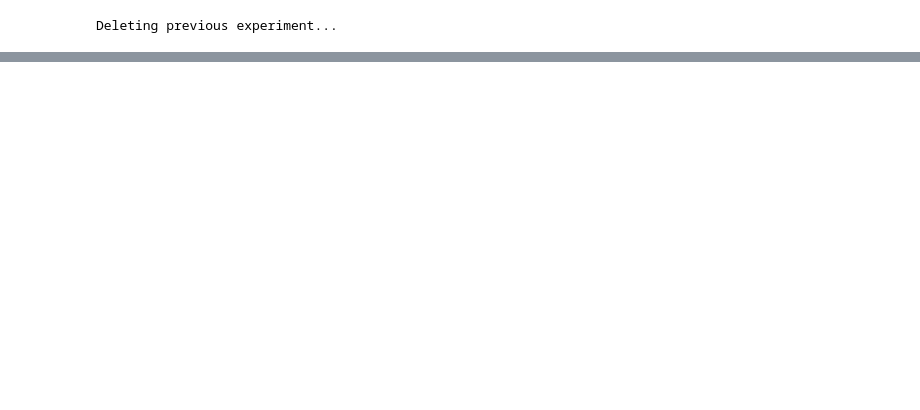
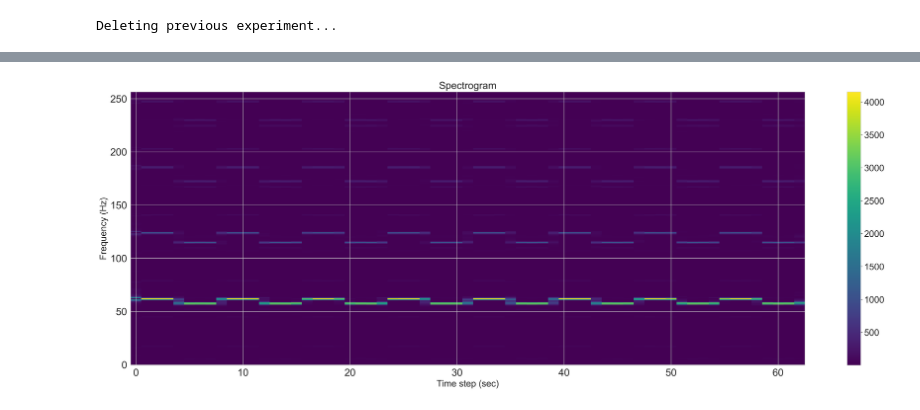
Before and after one commit to aisynth/diffmoog, a Jupyter notebook: visualization_notebooks/optimization analysis/fm_saw_single/visualize_loss_surface_fm_saw.ipynb, the cells around one changed output, grey strips where cells are left out. Drawn from its saved outputs; the diff is of its cells as text; code cells hidden in the pictures; blank space fills up the shorter version.

```diff
--- a/visualization_notebooks/optimization analysis/fm_saw_single/visualize_loss_surface_fm_saw.ipynb
+++ b/visualization_notebooks/optimization analysis/fm_saw_single/visualize_loss_surface_fm_saw.ipynb
@@ -82,0 +87,22 @@ KeyboardInterrupt:
+# %%
+sample_rate = 16000
+n_fft = 512
+spec_op = Spectrogram(n_fft=n_fft, power=2.0, pad_mode='reflect')
+db = AmplitudeToDB()
+
+plt.figure(figsize=(30, 10))
+plt.gcf().set_dpi(300)
+target_spec = spec_op(target_signal.cpu())
+
+plt.imshow(target_spec.squeeze(), origin='lower', aspect='auto', cmap='viridis', extent=[0, 1, 0, sample_rate/2])
+
+plt.title('Spectrogram', fontsize=20)
+plt.ylabel('Frequency (Hz)', fontsize=18)
+plt.xlabel('Time step (sec)', fontsize=18)
+plt.tick_params(labelsize=20)
+cb = plt.colorbar()
+cb.ax.tick_params(labelsize=18)
+
+plt.show()
+# %% [output]
+[figure, added]
```
Also changed, not shown: parts of 3 cells of this notebook, 16 other files.
